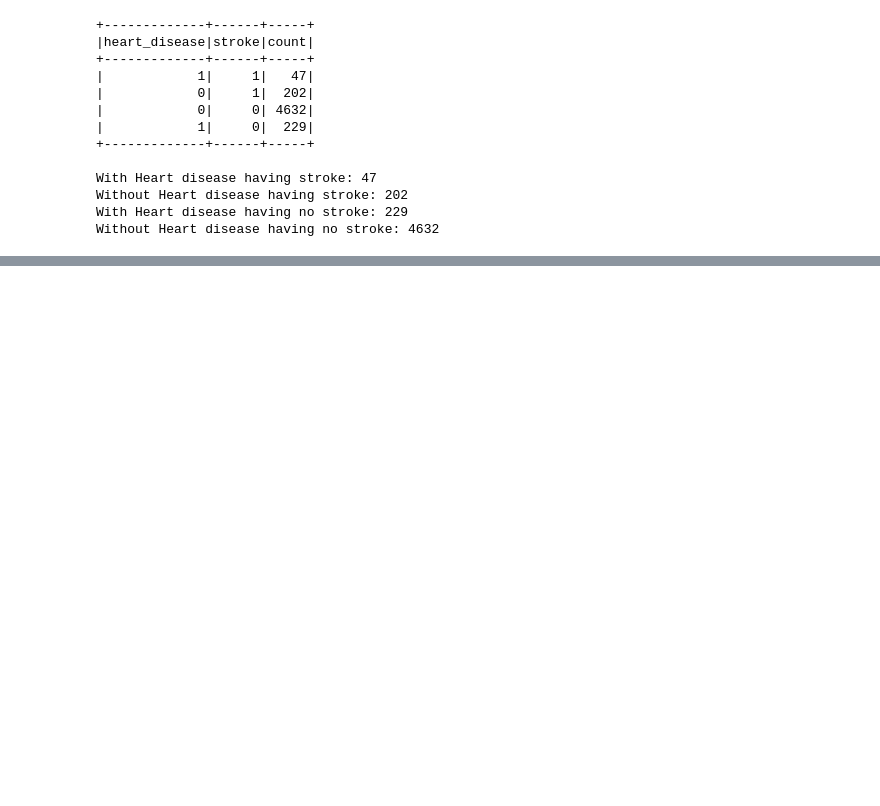
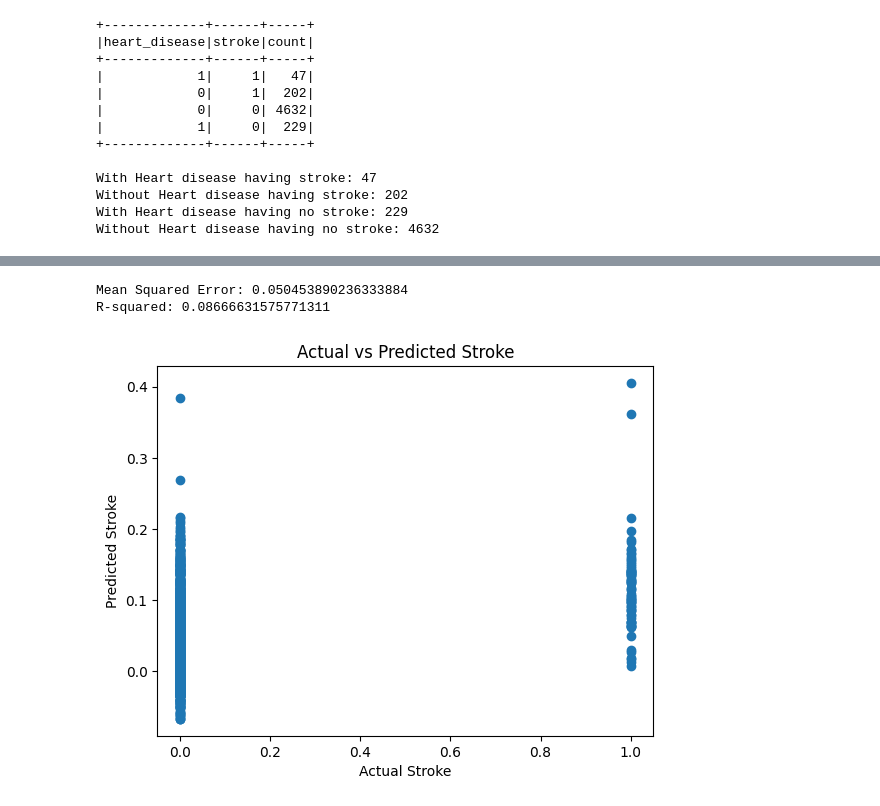
Before and after one commit to aishwaryakarki001/Stroke-Risk-Predictive-Analysis, a Jupyter notebook: stroke-risk-predictive-analysis.ipynb, the cells around one changed output, grey strips where cells are left out. Saved outputs shown, nothing was run; the diff lists cells and outputs as text; code cells hidden in the pictures; blank space fills up the shorter version.

Commit message:
Model Training with Linear Regression

```diff
--- a/stroke-risk-predictive-analysis.ipynb
+++ b/stroke-risk-predictive-analysis.ipynb
@@ -289,0 +391,8 @@ plt.show()
+# %%
+#Seperate target and features data
+X = stroke_encoded.drop(columns = "stroke")
+y = stroke_encoded["stroke"]
+# %%
+X_train, X_test, y_train, y_test = train_test_split(X, y, random_state=1)
+
+display(y_train.value_counts())
@@ -289,0 +446,3 @@ plt.show()
+# %%
+model_LR = LinearRegression()
+model_LR.fit(X_train, y_train)
@@ -289,0 +453,2 @@ plt.show()
+# %%
+test_pred = model_LR.predict(X_test)
@@ -289,0 +482,17 @@ plt.show()
+# %%
+# Evaluate model performance
+mse = mean_squared_error(y_test, test_pred)
+r2 = r2_score(y_test, test_pred)
+print('Mean Squared Error:', mse)
+print('R-squared:', r2)
+# %% [output]
+Mean Squared Error: 0.050453890236333884
+R-squared: 0.08666631575771311
+# %%
+plt.scatter(y_test, test_pred)
+plt.xlabel('Actual Stroke')
+plt.ylabel('Predicted Stroke')
+plt.title('Actual vs Predicted Stroke')
+plt.show()
+# %% [output]
+[figure, added]
```
Also changed, not shown: parts of 27 cells of this notebook, 1 other file.
